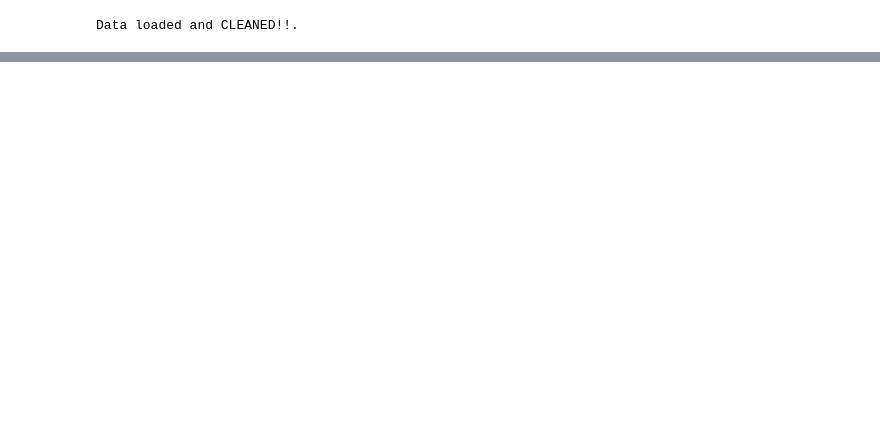
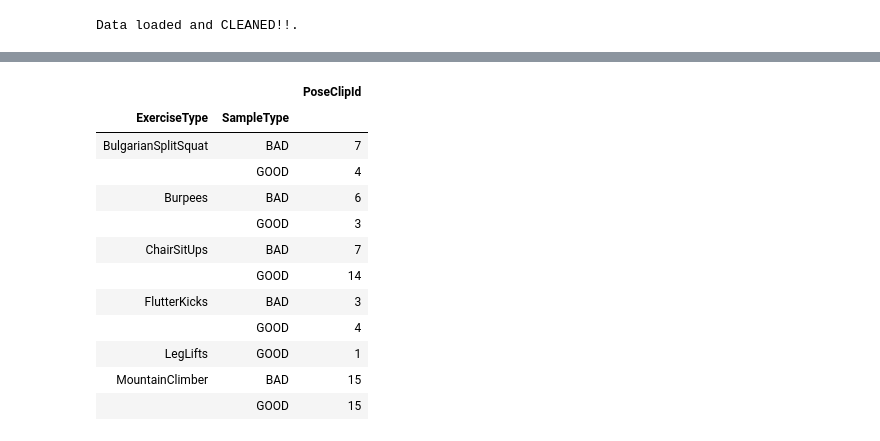
Before and after one commit to RCUELLO72/GymnPoseTrainer, a Jupyter notebook: SampleViewer.ipynb, the cells around one changed output, grey strips where cells are left out. Saved outputs shown, nothing was run; the diff lists cells and outputs as text; code cells hidden in the pictures; blank space fills up the shorter version.

```diff
--- a/SampleViewer.ipynb
+++ b/SampleViewer.ipynb
@@ -272,0 +278,16 @@ imgplot = plt.imshow(img1)
+# %%
+clip_list[['ExerciseType','SampleType','PoseClipId']].groupby(['ExerciseType','SampleType']).count()
+# %% [output]
+|  |  | PoseClipId |
+| ExerciseType | SampleType |  |
+| BulgarianSplitSquat | BAD | 7 |
+|  | GOOD | 4 |
+| Burpees | BAD | 6 |
+|  | GOOD | 3 |
+| ChairSitUps | BAD | 7 |
+|  | GOOD | 14 |
+| FlutterKicks | BAD | 3 |
+|  | GOOD | 4 |
+| LegLifts | GOOD | 1 |
+| MountainClimber | BAD | 15 |
+|  | GOOD | 15 |
```
Also changed, not shown: parts of 6 cells of this notebook, 4 other files.
